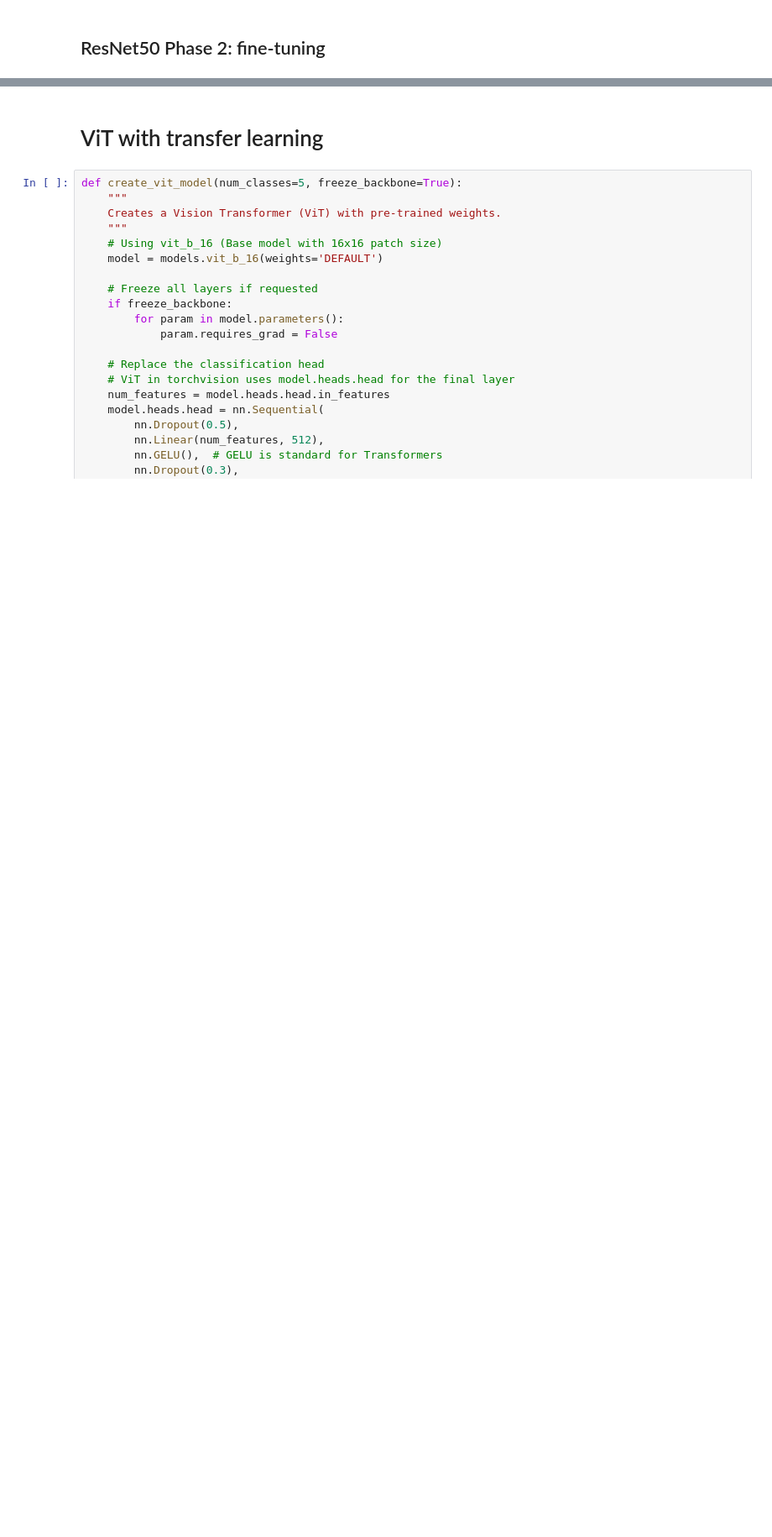
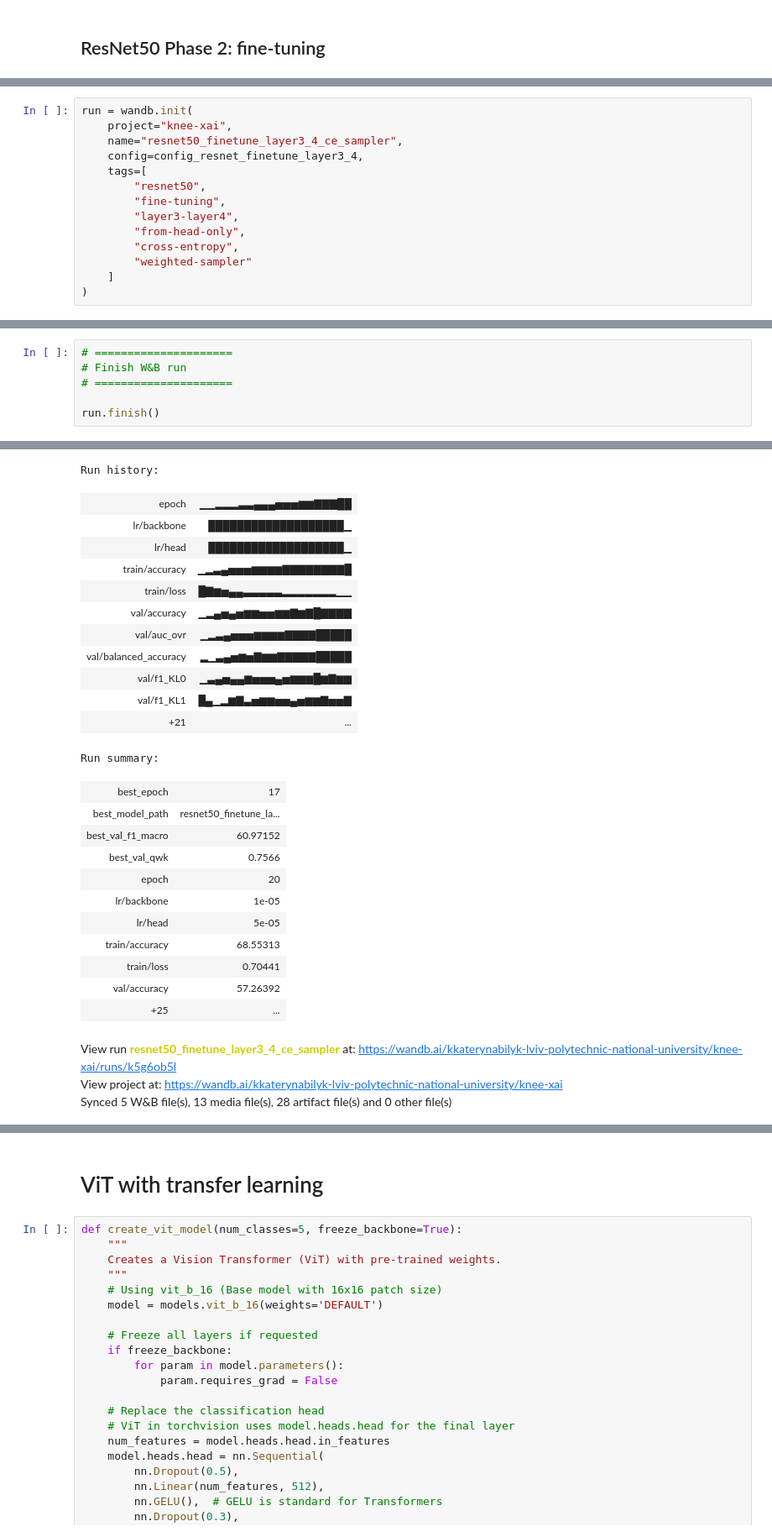
Before and after one commit to kubyllka/knee-osteoarthritis-xai, a Jupyter notebook: knee-osteoarthritis-anysis.ipynb, the cells around one changed output, grey strips where cells are left out. Shown at 84% size. Cells and saved outputs as stored; diff of their text form; blank space fills up the shorter version.

```diff
--- a/knee-osteoarthritis-anysis.ipynb
+++ b/knee-osteoarthritis-anysis.ipynb
@@ -816,0 +1407,14 @@ print(f"\nBest Phase 2 F1-Score: {best_val_f1_phase2:.2f}%")
+# %%
+run = wandb.init(
+    project="knee-xai",
+    name="resnet50_finetune_layer3_4_ce_sampler",
+    config=config_resnet_finetune_layer3_4,
+    tags=[
+        "resnet50",
+        "fine-tuning",
+        "layer3-layer4",
+        "from-head-only",
+        "cross-entropy",
+        "weighted-sampler"
+    ]
+)
@@ -816,0 +1791,7 @@ print(f"\nBest Phase 2 F1-Score: {best_val_f1_phase2:.2f}%")
+# %%
+# =====================
+# Finish W&B run
+# =====================
+
+run.finish()
+# %% [output]
@@ -816,0 +1799,27 @@ print(f"\nBest Phase 2 F1-Score: {best_val_f1_phase2:.2f}%")
+Run history:
+| epoch | ▁▁▂▂▂▃▃▄▄▄▅▅▅▆▆▇▇▇██ |
+| lr/backbone | ███████████████████▁ |
+| lr/head | ███████████████████▁ |
+| train/accuracy | ▁▂▃▄▅▅▅▆▆▆▆▇▇▇▇▇▇▇▇█ |
+| train/loss | █▇▆▅▄▄▃▃▃▃▃▂▂▂▂▂▂▂▁▁ |
+| val/accuracy | ▁▂▄▅▄▅▆▆▅▅▆▆▇▆▇█▇▇▇▇ |
+| val/auc_ovr | ▁▂▃▄▅▅▅▆▆▆▆▇▇▇▇█████ |
+| val/balanced_accuracy | ▂▁▃▄▅▆▅▇▆▆▇▇▇▇▇█████ |
+| val/f1_KL0 | ▁▃▄▅▄▄▆▅▅▅▄▅▆▆▆█▆▇▆▆ |
+| val/f1_KL1 | █▄▁▂▆▇▃▅▆▆▅▅▄▅▆▆▇▅▅▇ |
+| +21 | ... |
+Run summary:
+| best_epoch | 17 |
+| best_model_path | resnet50_finetune_la... |
+| best_val_f1_macro | 60.97152 |
+| best_val_qwk | 0.7566 |
+| epoch | 20 |
+| lr/backbone | 1e-05 |
+| lr/head | 5e-05 |
+| train/accuracy | 68.55313 |
+| train/loss | 0.70441 |
+| val/accuracy | 57.26392 |
+| +25 | ... |
+View run resnet50_finetune_layer3_4_ce_sampler at: https://wandb.ai/kkaterynabilyk-lviv-polytechnic-national-university/knee-xai/runs/k5g6ob5l
+View project at: https://wandb.ai/kkaterynabilyk-lviv-polytechnic-national-university/knee-xai
+Synced 5 W&B file(s), 13 media file(s), 28 artifact file(s) and 0 other file(s)
```
Also changed, not shown: parts of 46 cells of this notebook.
